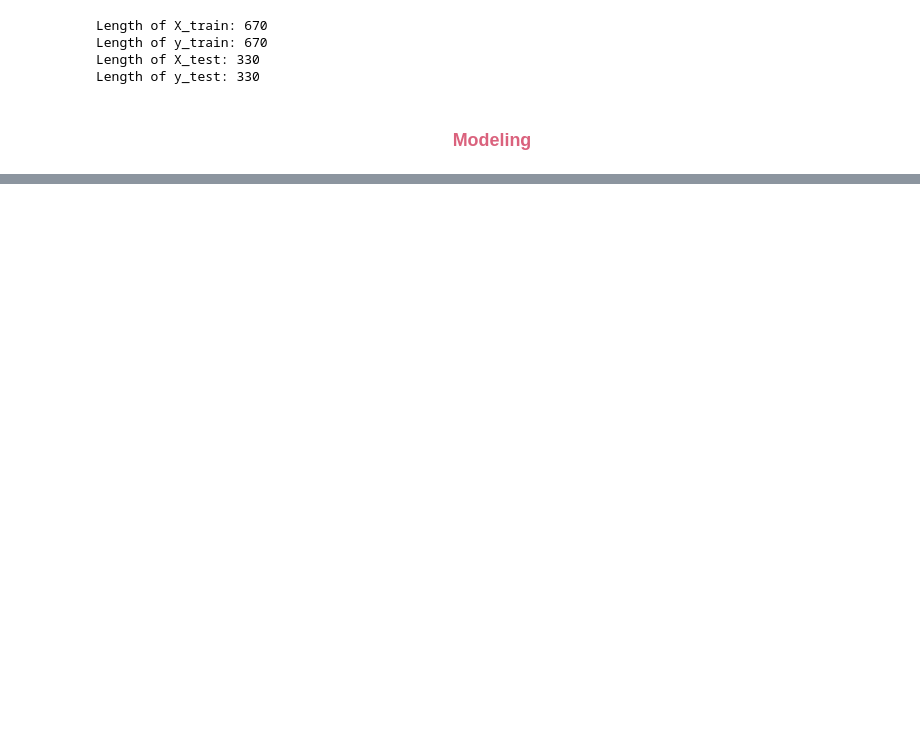
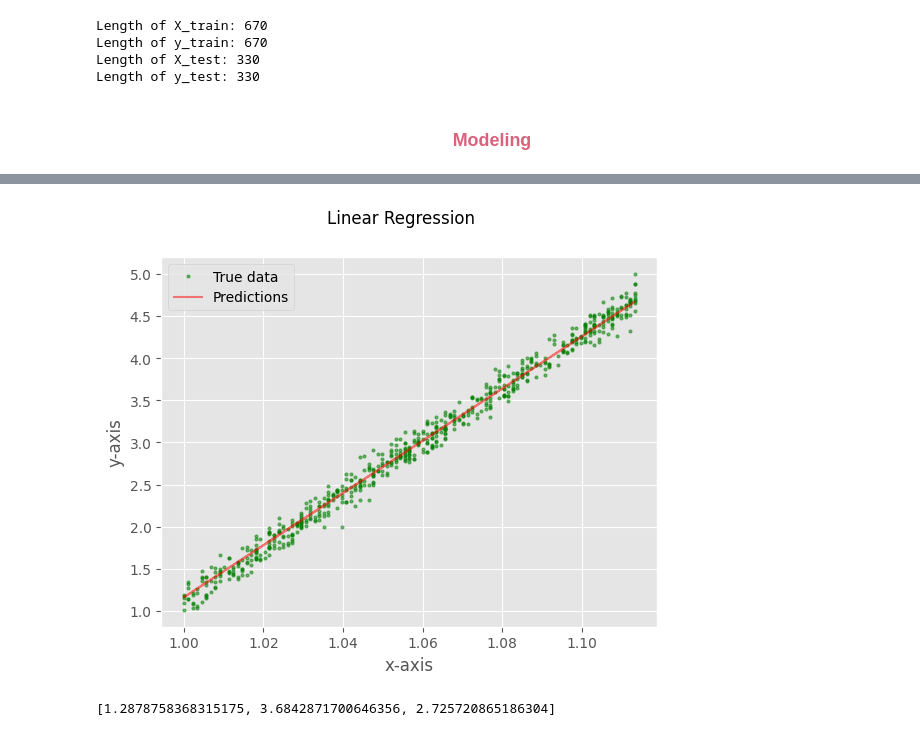
Before and after one commit to naomilago/lr_with_gd, a Jupyter notebook: Linear Regression.ipynb, the cells around one changed output, grey strips where cells are left out. Saved outputs shown, nothing was run; the diff lists cells and outputs as text; code cells hidden in the pictures; blank space fills up the shorter version.

```diff
--- a/Linear Regression.ipynb
+++ b/Linear Regression.ipynb
@@ -158,0 +256,30 @@ Length of y_test: 330
+# %%
+plt.clf()
+
+plt.plot(X_train.flatten().tolist(), y_train.flatten().tolist(), 'go', label='True data', alpha=0.5, markersize=2)
+plt.plot(X_train.flatten().tolist(), y_preds.flatten().tolist(), '-r', label='Predictions', alpha=0.5)
+
+plt.legend(loc='best')
+plt.suptitle('Linear Regression')
+plt.xlabel('x-axis')
+plt.ylabel('y-axis')
+
+plt.show()
+# %% [output]
+[figure, added]
+# %%
+def predict(X):
+  if isinstance(X, (int, float)):
+      x = np.array([X])
+  else:
+      x = np.asarray(X)
+
+  input_tensor = torch.from_numpy(x).float().to(device)
+  outputs = [model(a.clone().reshape(-1, 1)).item() for a in input_tensor]
+  predictions = minmax_inverse_transform(outputs, (1, 5))
+
+  return predictions
+
+predict([1., 1.10, 1.06])
+# %% [output]
+[1.2878758368315175, 3.6842871700646356, 2.725720865186304]
```
Also changed, not shown: parts of 13 cells of this notebook.
